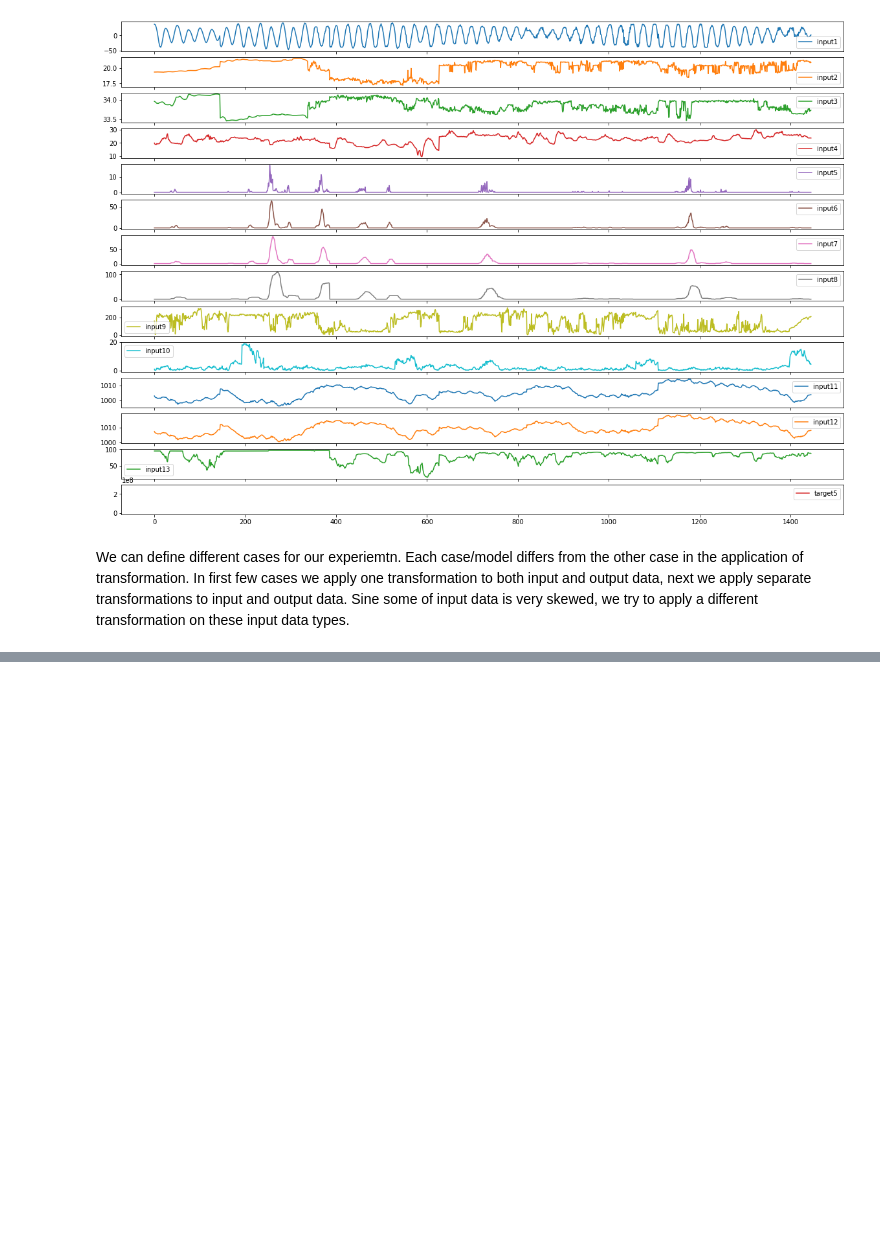
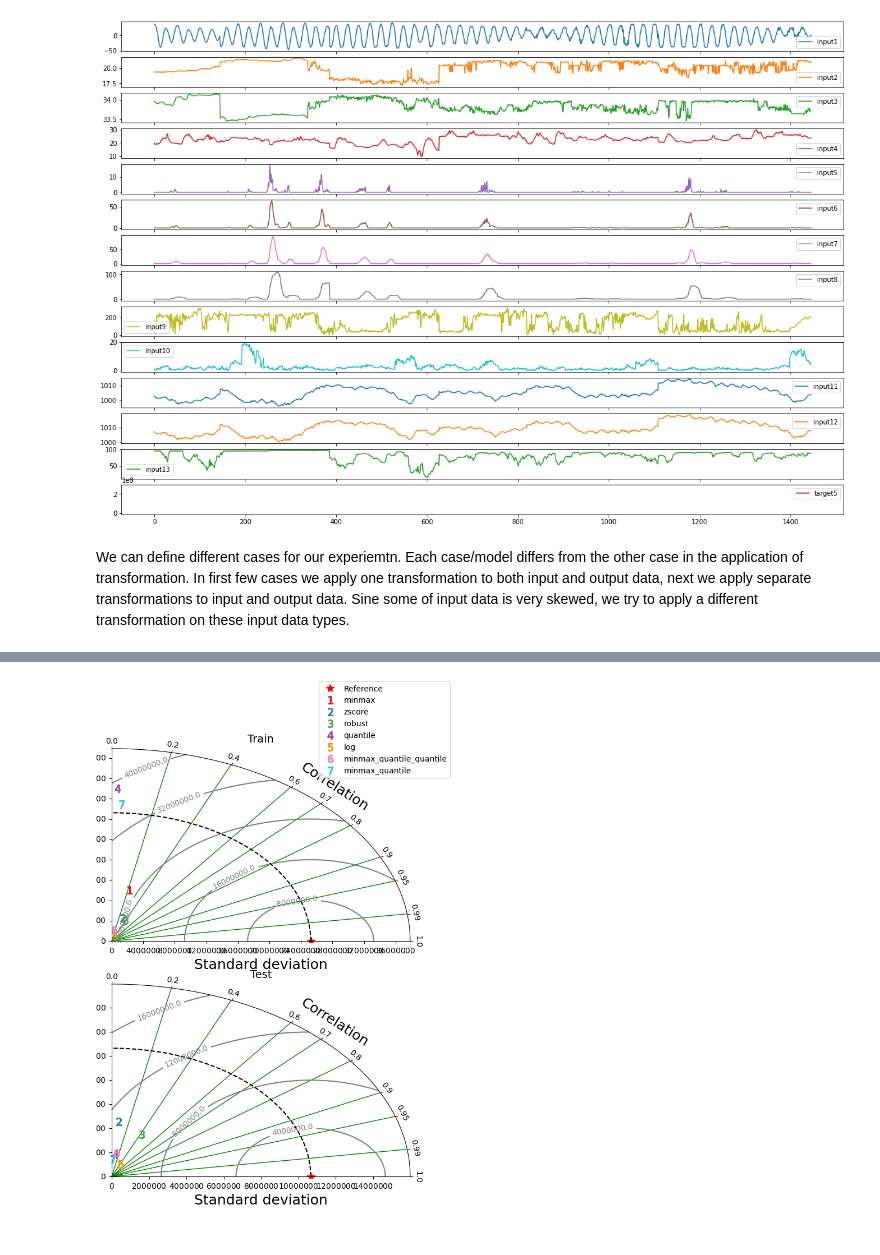
Before and after one commit to AtrCheema/AI4Water, a Jupyter notebook: examples/transformations.ipynb, the cells around one changed output, grey strips where cells are left out. Saved outputs shown, nothing was run; the diff lists cells and outputs as text; code cells hidden in the pictures; blank space fills up the shorter version.

```diff
--- a/examples/transformations.ipynb
+++ b/examples/transformations.ipynb
@@ -283,0 +247,10 @@ errs = experiment.compare_errors('mape', save=False)
+# %%
+experiment.plot_taylor(
+             include=['minmax', 'zscore', 'robust', 'quantile', 'log',
+                      'minmax_quantile_quantile', 'minmax_quantile'],
+             figsize=(7, 10),
+             save=True,
+             grid_kws={'axis': 'x', 'color': 'g', 'lw': 1.0},
+            )
+# %% [output]
+[figure, added]
```
Also changed, not shown: parts of 8 cells of this notebook, 9 other files.
